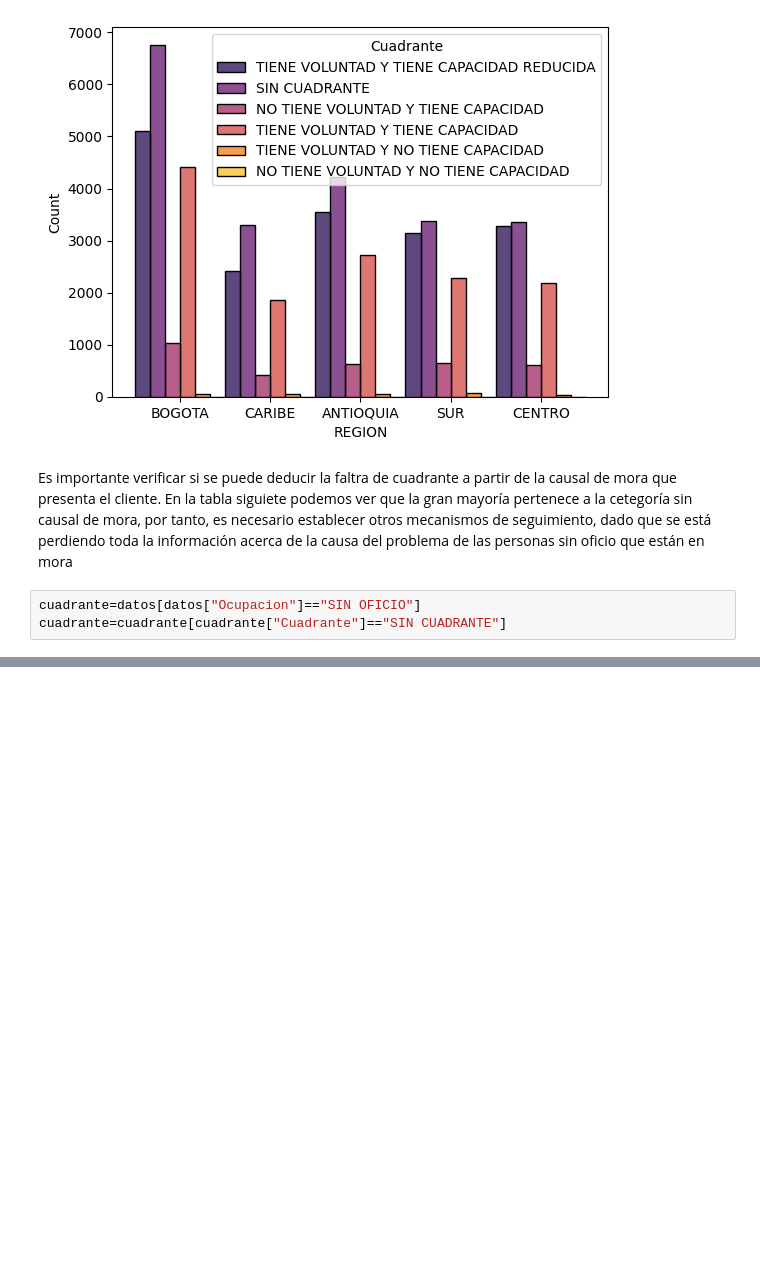
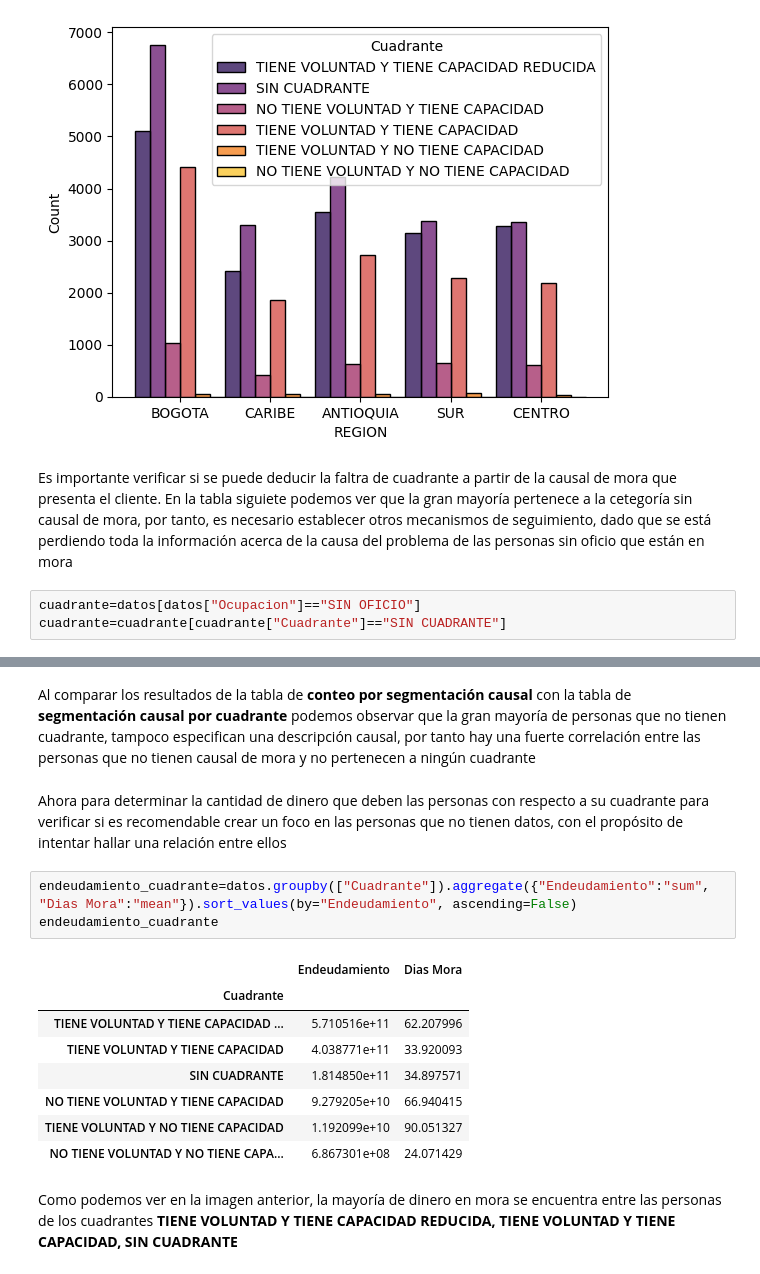
Before and after one commit to CarlosBaez11/RetoTecnologico-Eafit, a Jupyter notebook: data_cleaning.ipynb, the cells around one changed output, grey strips where cells are left out. Drawn from its saved outputs; the diff is of its cells as text; blank space fills up the shorter version.

```diff
--- a/data_cleaning.ipynb
+++ b/data_cleaning.ipynb
@@ -87,0 +110,18 @@ Name: Cuadrante, dtype: int64
+# %% [markdown]
+Al comparar los resultados de la tabla de **conteo por segmentación causal** con la tabla de **segmentación causal por cuadrante** podemos observar que la gran mayoría de personas que no tienen  cuadrante, tampoco especifican una descripción causal, por tanto hay una fuerte correlación entre las personas que no tienen causal de mora y no pertenecen a ningún cuadrante
+# %% [markdown]
+Ahora para determinar la cantidad de dinero que deben las personas con respecto a su cuadrante para verificar si es recomendable crear un foco en las personas que no tienen datos, con el propósito de intentar hallar una relación entre ellos
+# %%
+endeudamiento_cuadrante=datos.groupby(["Cuadrante"]).aggregate({"Endeudamiento":"sum", "Dias Mora":"mean"}).sort_values(by="Endeudamiento", ascending=False)
+endeudamiento_cuadrante
+# %% [output]
+|  | Endeudamiento | Dias Mora |
+| Cuadrante |  |  |
+| TIENE VOLUNTAD Y TIENE CAPACIDAD ... | 5.710516e+11 | 62.207996 |
+| TIENE VOLUNTAD Y TIENE CAPACIDAD | 4.038771e+11 | 33.920093 |
+| SIN CUADRANTE | 1.814850e+11 | 34.897571 |
+| NO TIENE VOLUNTAD Y TIENE CAPACIDAD | 9.279205e+10 | 66.940415 |
+| TIENE VOLUNTAD Y NO TIENE CAPACIDAD | 1.192099e+10 | 90.051327 |
+| NO TIENE VOLUNTAD Y NO TIENE CAPA... | 6.867301e+08 | 24.071429 |
+# %% [markdown]
+Como podemos ver en la imagen anterior, la mayoría de dinero en mora se encuentra entre las personas de los cuadrantes **TIENE VOLUNTAD Y TIENE CAPACIDAD REDUCIDA, TIENE VOLUNTAD Y TIENE CAPACIDAD, SIN CUADRANTE**
```
Also changed, not shown: parts of 8 cells of this notebook, 1 other file.
